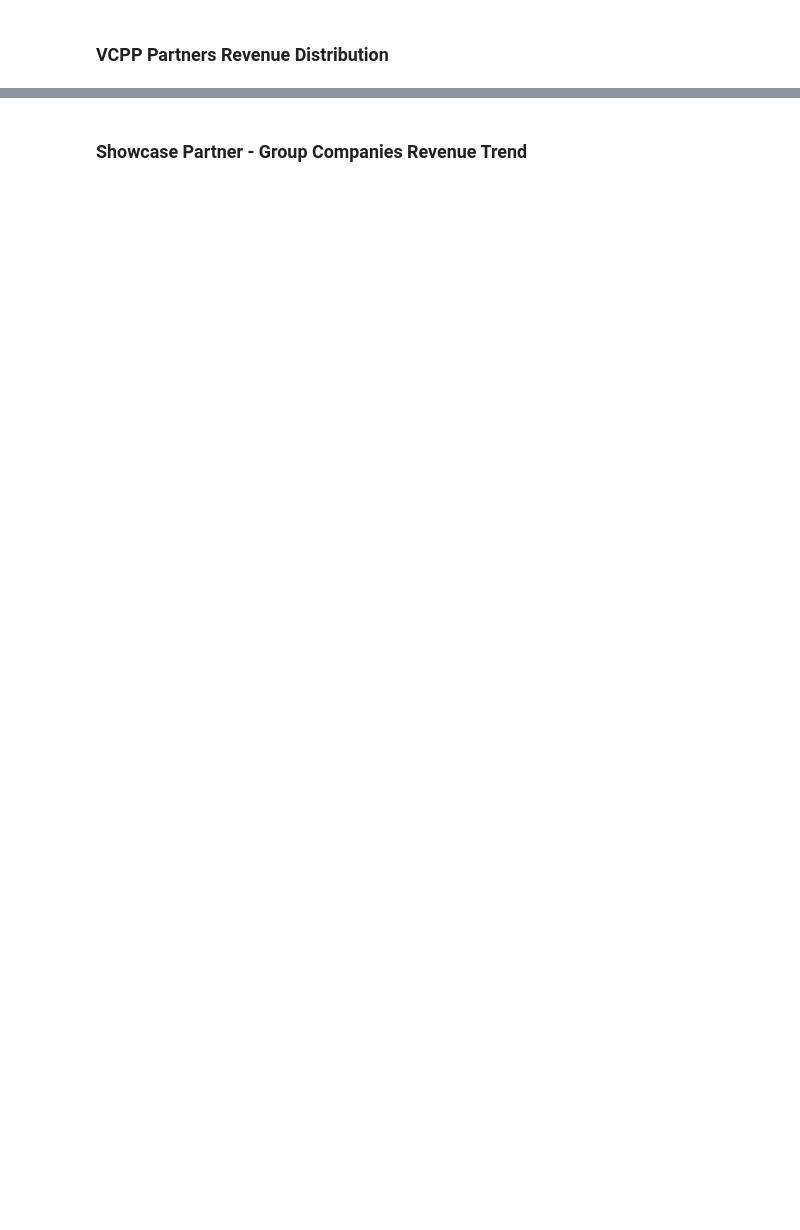
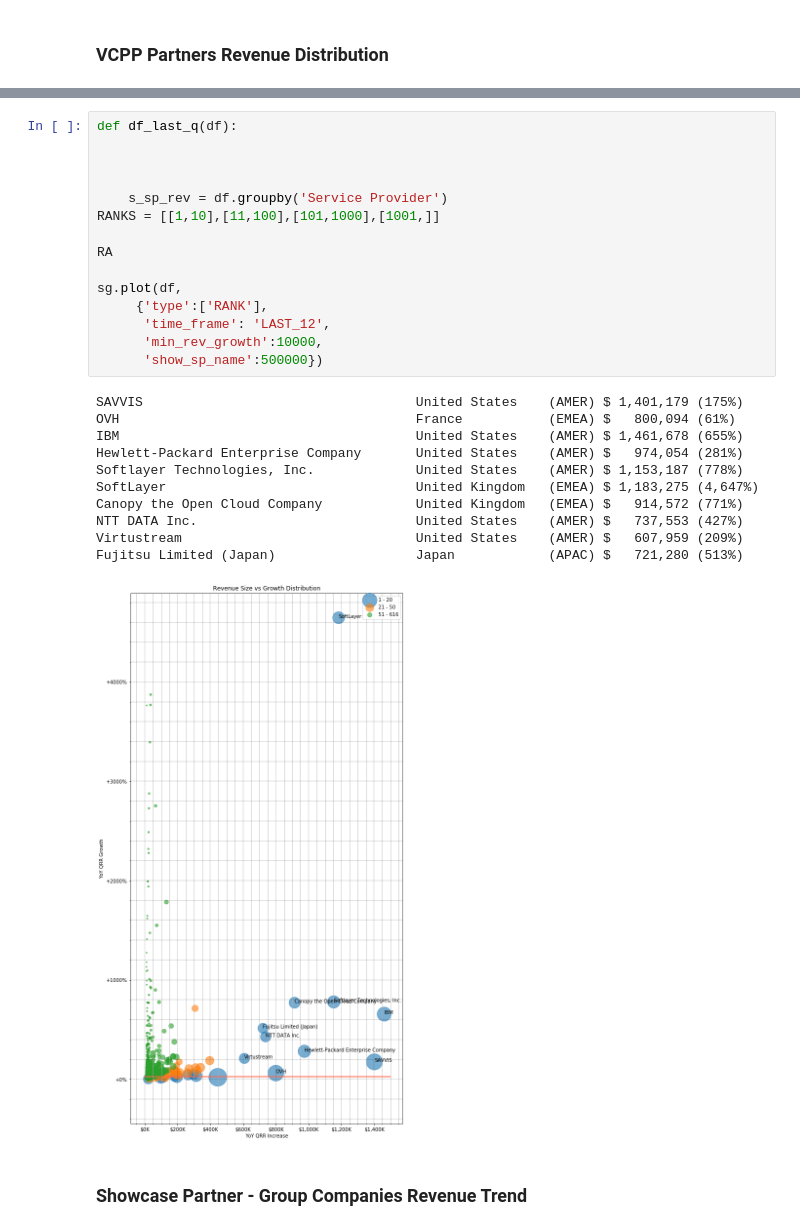
Before and after one commit to k1fukumoto/vcpp-data, a Jupyter notebook: report/GlobalUsagePoints.ipynb, the cells around one changed output, grey strips where cells are left out. Cells and saved outputs as stored; diff of their text form; blank space fills up the shorter version.

```diff
--- a/report/GlobalUsagePoints.ipynb
+++ b/report/GlobalUsagePoints.ipynb
@@ -301,3 +333,30 @@ Top 10 SPs Contribution: 13%
+# %%
+def df_last_q(df):
+
+
+
+    s_sp_rev = df.groupby('Service Provider')
+RANKS = [[1,10],[11,100],[101,1000],[1001,]]
+
+RA
+
+sg.plot(df,
+     {'type':['RANK'],
+      'time_frame': 'LAST_12',
+      'min_rev_growth':10000,
+      'show_sp_name':500000})
+# %% [output]
+SAVVIS                                   United States    (AMER) $ 1,401,179 (175%)
+OVH                                      France           (EMEA) $   800,094 (61%)
+IBM                                      United States    (AMER) $ 1,461,678 (655%)
+Hewlett-Packard Enterprise Company       United States    (AMER) $   974,054 (281%)
+Softlayer Technologies, Inc.             United States    (AMER) $ 1,153,187 (778%)
+SoftLayer                                United Kingdom   (EMEA) $ 1,183,275 (4,647%)
+Canopy the Open Cloud Company            United Kingdom   (EMEA) $   914,572 (771%)
+NTT DATA Inc.                            United States    (AMER) $   737,553 (427%)
+Virtustream                              United States    (AMER) $   607,959 (209%)
+Fujitsu Limited (Japan)                  Japan            (APAC) $   721,280 (513%)
+[figure, added]
 # %% [markdown]
 ### Showcase Partner - Group Companies Revenue Trend
 # %%
```
Also changed, not shown: parts of 16 cells of this notebook.
